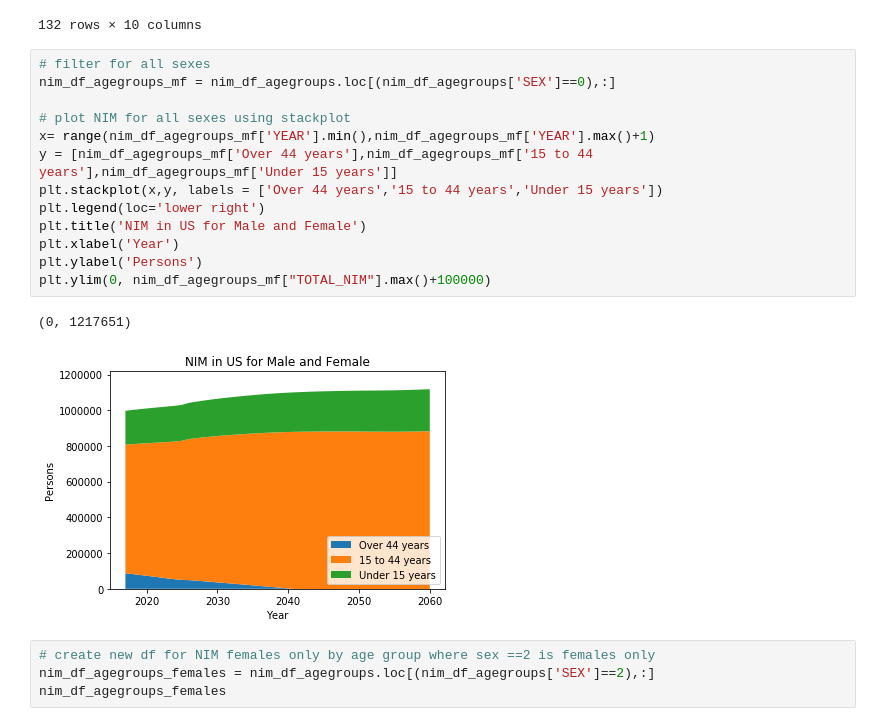
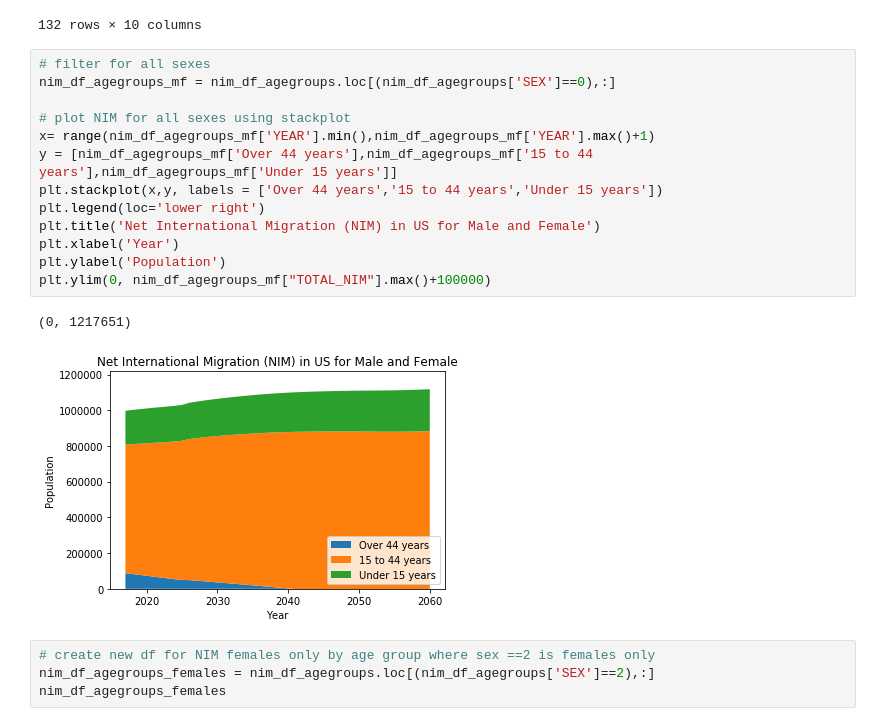
Before and after one commit to plowden/project-1-group-6, a Jupyter notebook: Net International Migration.ipynb, the cells around one changed output. Saved outputs shown, nothing was run; the diff lists cells and outputs as text.

```diff
--- a/Net International Migration.ipynb
+++ b/Net International Migration.ipynb
@@ -150,19 +152,19 @@ nim_df_agegroups
 # %%
 # filter for all sexes
 nim_df_agegroups_mf = nim_df_agegroups.loc[(nim_df_agegroups['SEX']==0),:]
 
 # plot NIM for all sexes using stackplot
 x= range(nim_df_agegroups_mf['YEAR'].min(),nim_df_agegroups_mf['YEAR'].max()+1)
 y = [nim_df_agegroups_mf['Over 44 years'],nim_df_agegroups_mf['15 to 44 years'],nim_df_agegroups_mf['Under 15 years']]
 plt.stackplot(x,y, labels = ['Over 44 years','15 to 44 years','Under 15 years'])
 plt.legend(loc='lower right')
-plt.title('NIM in US for Male and Female')
+plt.title('Net International Migration (NIM) in US for Male and Female')
 plt.xlabel('Year')
-plt.ylabel('Persons')
+plt.ylabel('Population')
 plt.ylim(0, nim_df_agegroups_mf["TOTAL_NIM"].max()+100000)
 # %% [output]
 (0, 1217651)
-[figure, old version]
+[figure, new version]
 # %%
 # create new df for NIM females only by age group where sex ==2 is females only
 nim_df_agegroups_females = nim_df_agegroups.loc[(nim_df_agegroups['SEX']==2),:]
```
Also changed, not shown: parts of 24 cells of this notebook.
